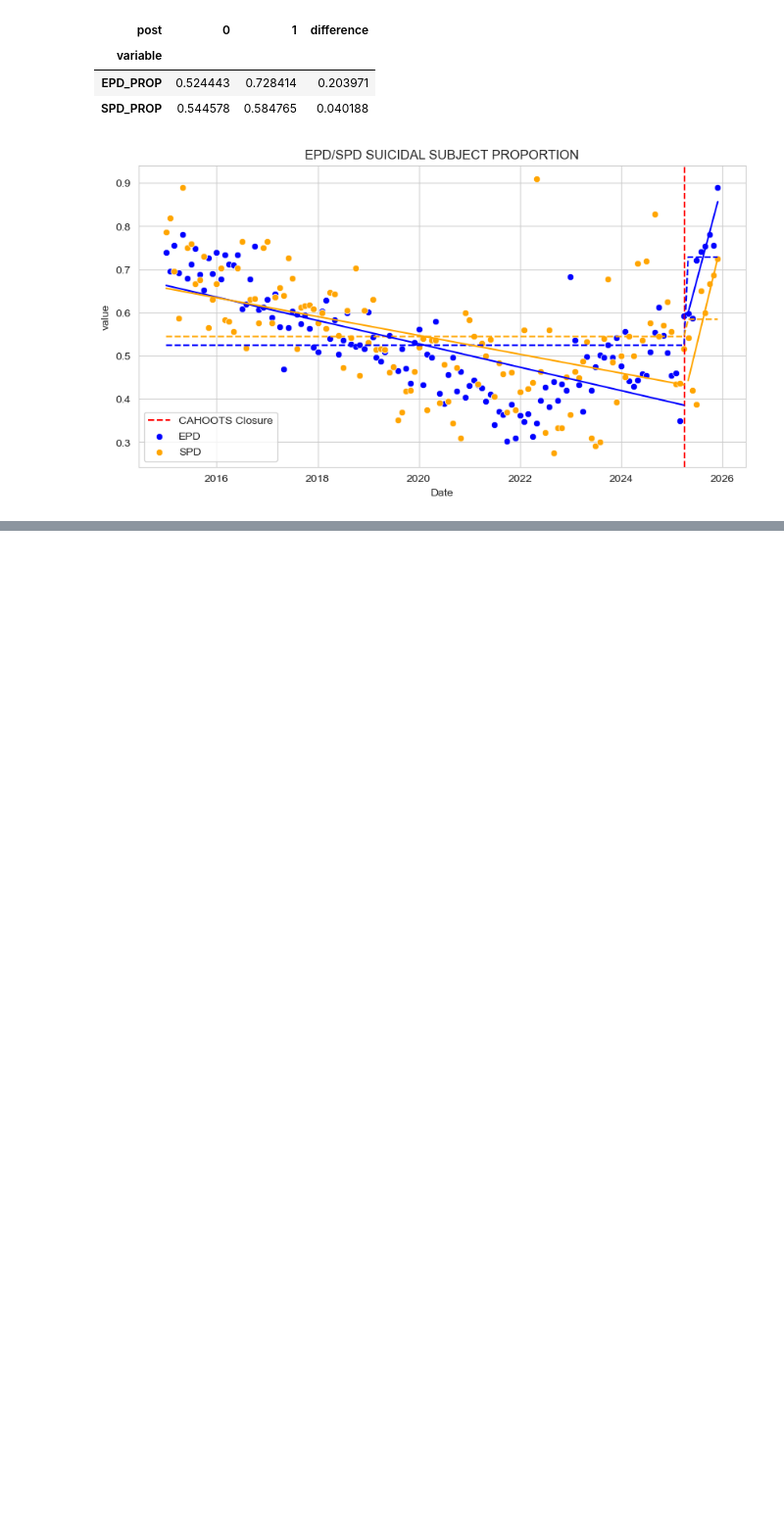
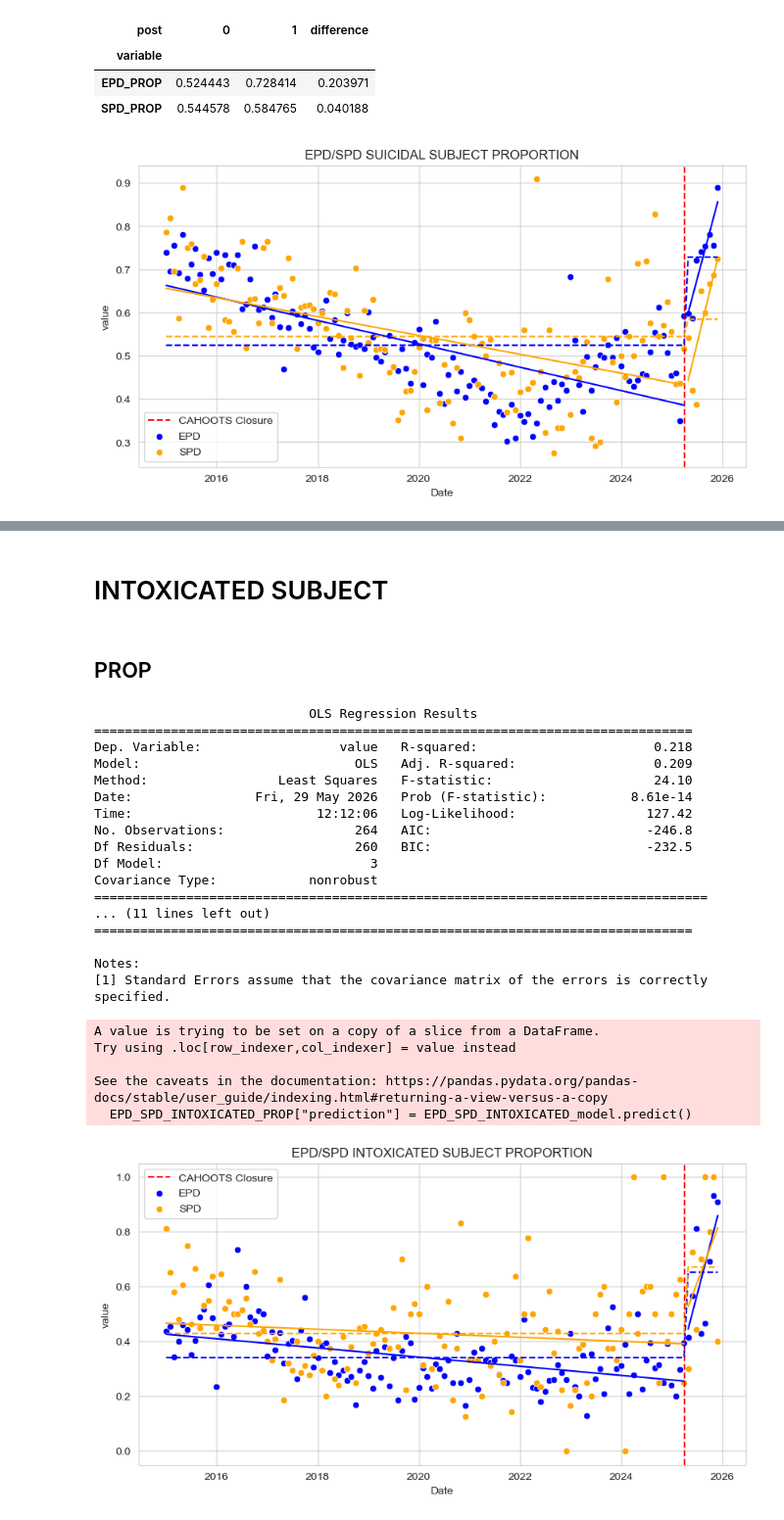
Before and after one commit to luhlig123/DataScienceInAction, a Jupyter notebook: DSCI410_Data_Processing.ipynb, the cells around one changed output, grey strips where cells are left out. Shown at 98% size. Drawn from its saved outputs; the diff is of its cells as text; code cells hidden in the pictures; blank space fills up the shorter version.

```diff
--- a/DSCI410_Data_Processing.ipynb
+++ b/DSCI410_Data_Processing.ipynb
@@ -1901,0 +2053,54 @@ plot_models(EPD_SPD_SUICIDAL_PROP,
+# %% [markdown]
+# INTOXICATED SUBJECT
+# %% [markdown]
+## PROP
+# %%
+EPD_SPD_INTOXICATED_PROP = EPD_SPD_PROP_TYPES[EPD_SPD_PROP_TYPES["call type"] == "INTOXICATED SUBJECT"]
+EPD_SPD_INTOXICATED_PROP
+EPD_INTOXICATED_PROP_PRE, EPD_INTOXICATED_PROP_POST, SPD_INTOXICATED_PROP_PRE, SPD_INTOXICATED_PROP_POST = pre_post_split(EPD_SPD_INTOXICATED_PROP)
+model_EPD_INTOXICATED_PROP_PRE, model_EPD_INTOXICATED_PROP_POST, model_SPD_INTOXICATED_PROP_PRE, model_SPD_INTOXICATED_PROP_POST = pre_post_predictions(EPD_INTOXICATED_PROP_PRE,
+                                                                                                                                            EPD_INTOXICATED_PROP_POST,
+                                                                                                                                            SPD_INTOXICATED_PROP_PRE,
+                                                                                                                                            SPD_INTOXICATED_PROP_POST)
+#DID INTOXICATED SUBJECT PROP
+
+EPD_SPD_INTOXICATED_model = fit_DID(EPD_SPD_INTOXICATED_PROP, summary=True)
+EPD_SPD_INTOXICATED_PROP["prediction"] = EPD_SPD_INTOXICATED_model.predict()
+#calculate differences
+EPD_SPD_INTOXICATED_PROP_RESULTS = EPD_SPD_INTOXICATED_PROP.groupby(["treated", "post", "variable"])["prediction"].value_counts().reset_index().drop(columns="count")
+EPD_SPD_INTOXICATED_PROP_RESULTS = EPD_SPD_INTOXICATED_PROP_RESULTS.pivot_table(index="variable", columns="post", values="prediction")
+EPD_SPD_INTOXICATED_PROP_RESULTS["difference"] = (EPD_SPD_INTOXICATED_PROP_RESULTS[0] - EPD_SPD_INTOXICATED_PROP_RESULTS[1]) * -1
+
+EPD_SPD_INTOXICATED_PROP_RESULTS
+plot_models(EPD_SPD_INTOXICATED_PROP,
+            EPD_INTOXICATED_PROP_PRE,
+            EPD_INTOXICATED_PROP_POST,
+            SPD_INTOXICATED_PROP_PRE,
+            SPD_INTOXICATED_PROP_POST,
+            "EPD",
+            "SPD",
+            "EPD/SPD INTOXICATED SUBJECT PROPORTION")
+# %% [output]
+                            OLS Regression Results
+==============================================================================
+Dep. Variable:                  value   R-squared:                       0.218
+Model:                            OLS   Adj. R-squared:                  0.209
+Method:                 Least Squares   F-statistic:                     24.10
+Date:                Fri, 29 May 2026   Prob (F-statistic):           8.61e-14
+Time:                        12:12:06   Log-Likelihood:                 127.42
+No. Observations:                 264   AIC:                            -246.8
+Df Residuals:                     260   BIC:                            -232.5
+Df Model:                           3
+Covariance Type:            nonrobust
+================================================================================
+... (11 lines left out)
+==============================================================================
+
+Notes:
+[1] Standard Errors assume that the covariance matrix of the errors is correctly specified.
+A value is trying to be set on a copy of a slice from a DataFrame.
+Try using .loc[row_indexer,col_indexer] = value instead
+
+See the caveats in the documentation: https://pandas.pydata.org/pandas-docs/stable/user_guide/indexing.html#returning-a-view-versus-a-copy
+  EPD_SPD_INTOXICATED_PROP["prediction"] = EPD_SPD_INTOXICATED_model.predict()
+[figure, added]
```
Also changed, not shown: parts of 29 cells of this notebook, 2 other files.
